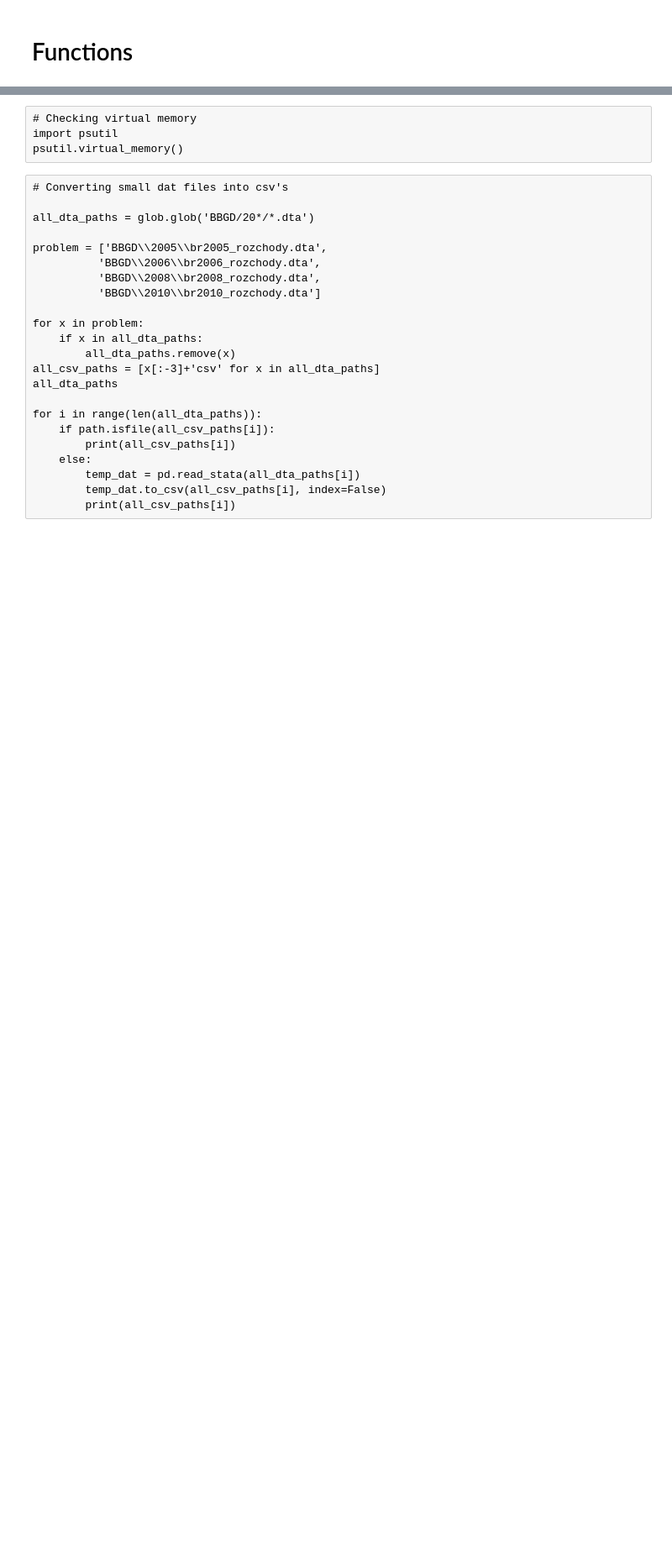
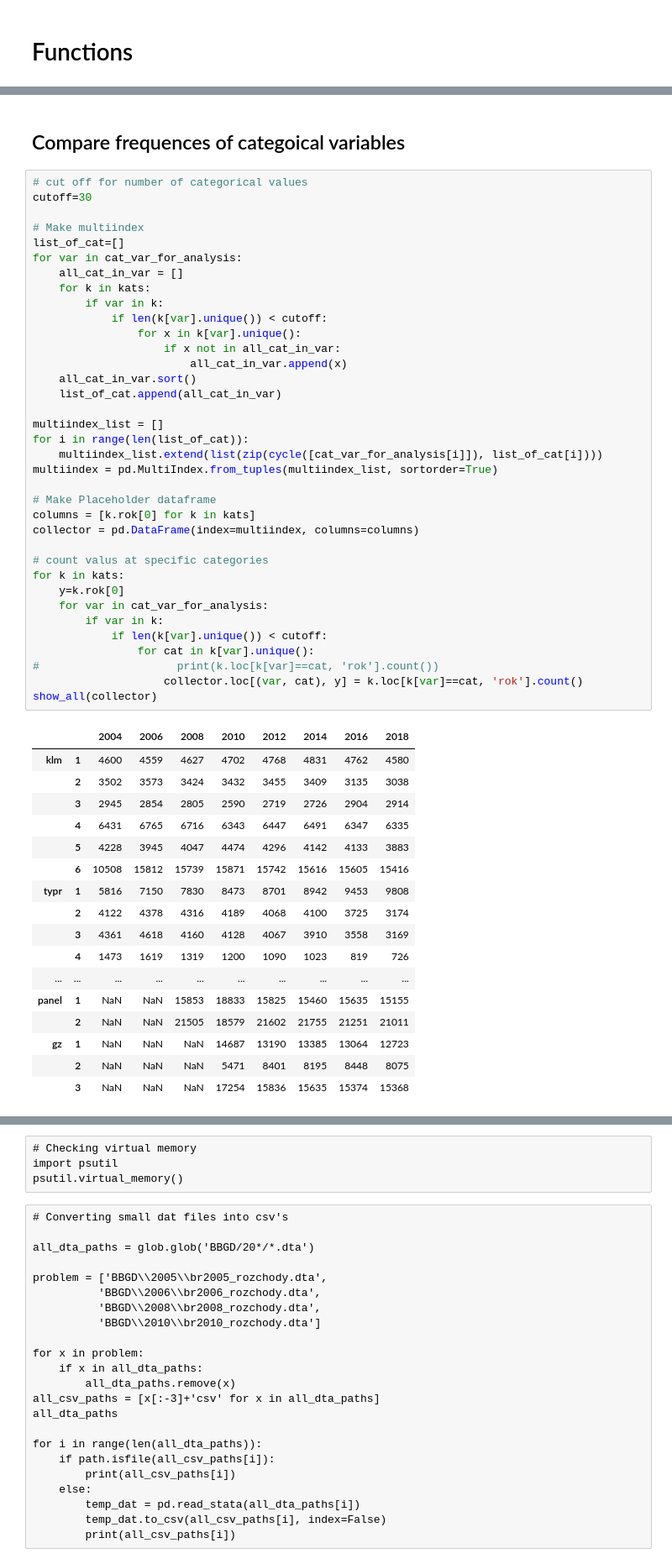
Before and after one commit to Awersang/BBGD, a Jupyter notebook: 20.07.01 BBGD Data preparation.ipynb, the cells around one changed output, grey strips where cells are left out. Shown at 84% size. Saved outputs shown, nothing was run; the diff lists cells and outputs as text; blank space fills up the shorter version.

```diff
--- a/20.07.01 BBGD Data preparation.ipynb
+++ b/20.07.01 BBGD Data preparation.ipynb
@@ -32,0 +174,56 @@ def show_wide(output):
+# %% [markdown]
+## Compare frequences of categoical variables
+# %%
+# cut off for number of categorical values
+cutoff=30
+
+# Make multiindex
+list_of_cat=[]
+for var in cat_var_for_analysis:
+    all_cat_in_var = []
+    for k in kats:
+        if var in k:
+            if len(k[var].unique()) < cutoff:
+                for x in k[var].unique():
+                    if x not in all_cat_in_var:
+                        all_cat_in_var.append(x)
+    all_cat_in_var.sort()
+    list_of_cat.append(all_cat_in_var)
+
+multiindex_list = []
+for i in range(len(list_of_cat)):
+    multiindex_list.extend(list(zip(cycle([cat_var_for_analysis[i]]), list_of_cat[i])))
+multiindex = pd.MultiIndex.from_tuples(multiindex_list, sortorder=True)
+
+# Make Placeholder dataframe
+columns = [k.rok[0] for k in kats]
+collector = pd.DataFrame(index=multiindex, columns=columns)
+
+# count valus at specific categories
+for k in kats:
+    y=k.rok[0]
+    for var in cat_var_for_analysis:
+        if var in k:
+            if len(k[var].unique()) < cutoff:
+                for cat in k[var].unique():
+#                     print(k.loc[k[var]==cat, 'rok'].count())
+                    collector.loc[(var, cat), y] = k.loc[k[var]==cat, 'rok'].count()
+show_all(collector)
+# %% [output]
+|  |  | 2004 | 2006 | 2008 | 2010 | 2012 | 2014 | 2016 | 2018 |
+| klm | 1 | 4600 | 4559 | 4627 | 4702 | 4768 | 4831 | 4762 | 4580 |
+|  | 2 | 3502 | 3573 | 3424 | 3432 | 3455 | 3409 | 3135 | 3038 |
+|  | 3 | 2945 | 2854 | 2805 | 2590 | 2719 | 2726 | 2904 | 2914 |
+|  | 4 | 6431 | 6765 | 6716 | 6343 | 6447 | 6491 | 6347 | 6335 |
+|  | 5 | 4228 | 3945 | 4047 | 4474 | 4296 | 4142 | 4133 | 3883 |
+|  | 6 | 10508 | 15812 | 15739 | 15871 | 15742 | 15616 | 15605 | 15416 |
+| typr | 1 | 5816 | 7150 | 7830 | 8473 | 8701 | 8942 | 9453 | 9808 |
+|  | 2 | 4122 | 4378 | 4316 | 4189 | 4068 | 4100 | 3725 | 3174 |
+|  | 3 | 4361 | 4618 | 4160 | 4128 | 4067 | 3910 | 3558 | 3169 |
+|  | 4 | 1473 | 1619 | 1319 | 1200 | 1090 | 1023 | 819 | 726 |
+| ... | ... | ... | ... | ... | ... | ... | ... | ... | ... |
+| panel | 1 | NaN | NaN | 15853 | 18833 | 15825 | 15460 | 15635 | 15155 |
+|  | 2 | NaN | NaN | 21505 | 18579 | 21602 | 21755 | 21251 | 21011 |
+| gz | 1 | NaN | NaN | NaN | 14687 | 13190 | 13385 | 13064 | 12723 |
+|  | 2 | NaN | NaN | NaN | 5471 | 8401 | 8195 | 8448 | 8075 |
+|  | 3 | NaN | NaN | NaN | 17254 | 15836 | 15635 | 15374 | 15368 |
```
Also changed, not shown: parts of 65 cells of this notebook.
